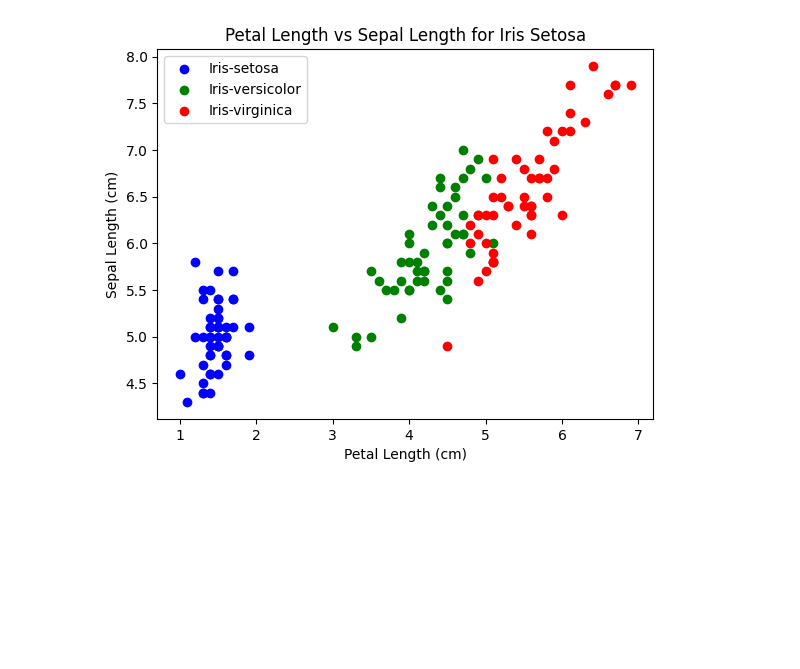
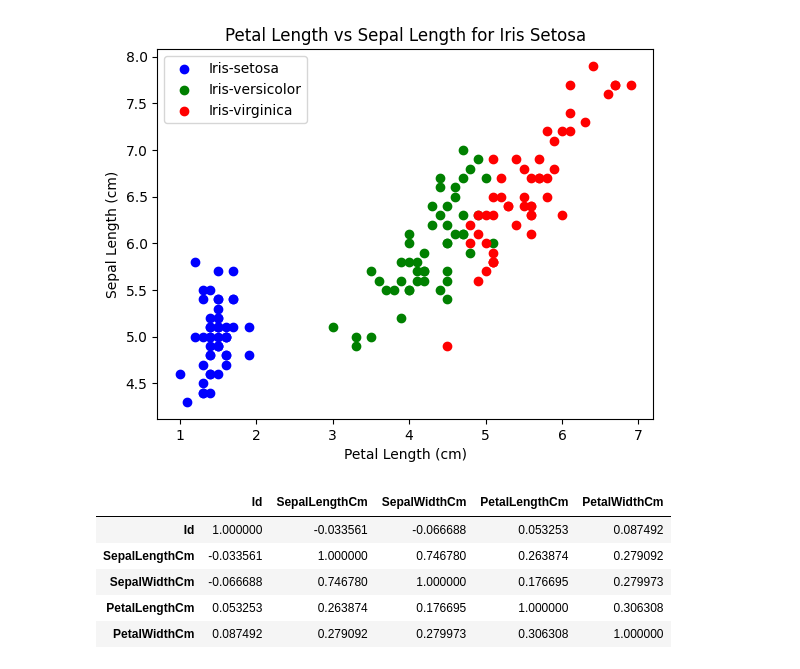
Before and after one commit to shreyansdjp/iris-species-analysis, a Jupyter notebook: analysis.ipynb, the cells around one changed output. Saved outputs shown, nothing was run; the diff lists cells and outputs as text; code cells hidden in the pictures; blank space fills up the shorter version.

```diff
--- a/analysis.ipynb
+++ b/analysis.ipynb
@@ -171,3 +171,12 @@ plt.legend()
 plt.show()
 # %% [output]
 [figure]
+# %%
+iris_setosa.corr()
+# %% [output]
+|  | Id | SepalLengthCm | SepalWidthCm | PetalLengthCm | PetalWidthCm |
+| Id | 1.000000 | -0.033561 | -0.066688 | 0.053253 | 0.087492 |
+| SepalLengthCm | -0.033561 | 1.000000 | 0.746780 | 0.263874 | 0.279092 |
+| SepalWidthCm | -0.066688 | 0.746780 | 1.000000 | 0.176695 | 0.279973 |
+| PetalLengthCm | 0.053253 | 0.263874 | 0.176695 | 1.000000 | 0.306308 |
+| PetalWidthCm | 0.087492 | 0.279092 | 0.279973 | 0.306308 | 1.000000 |
```
Also changed, not shown: parts of 2 cells of this notebook.
